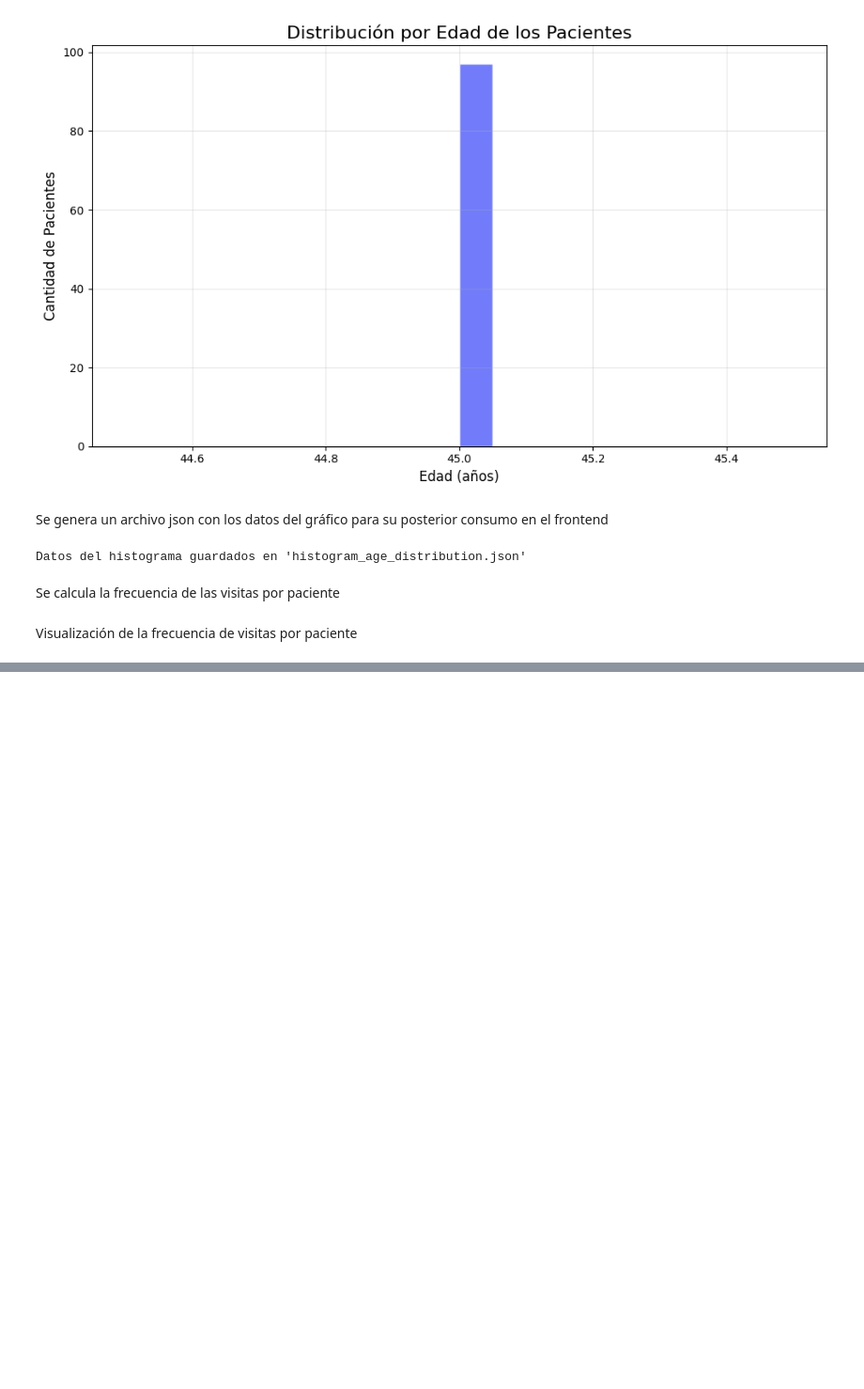
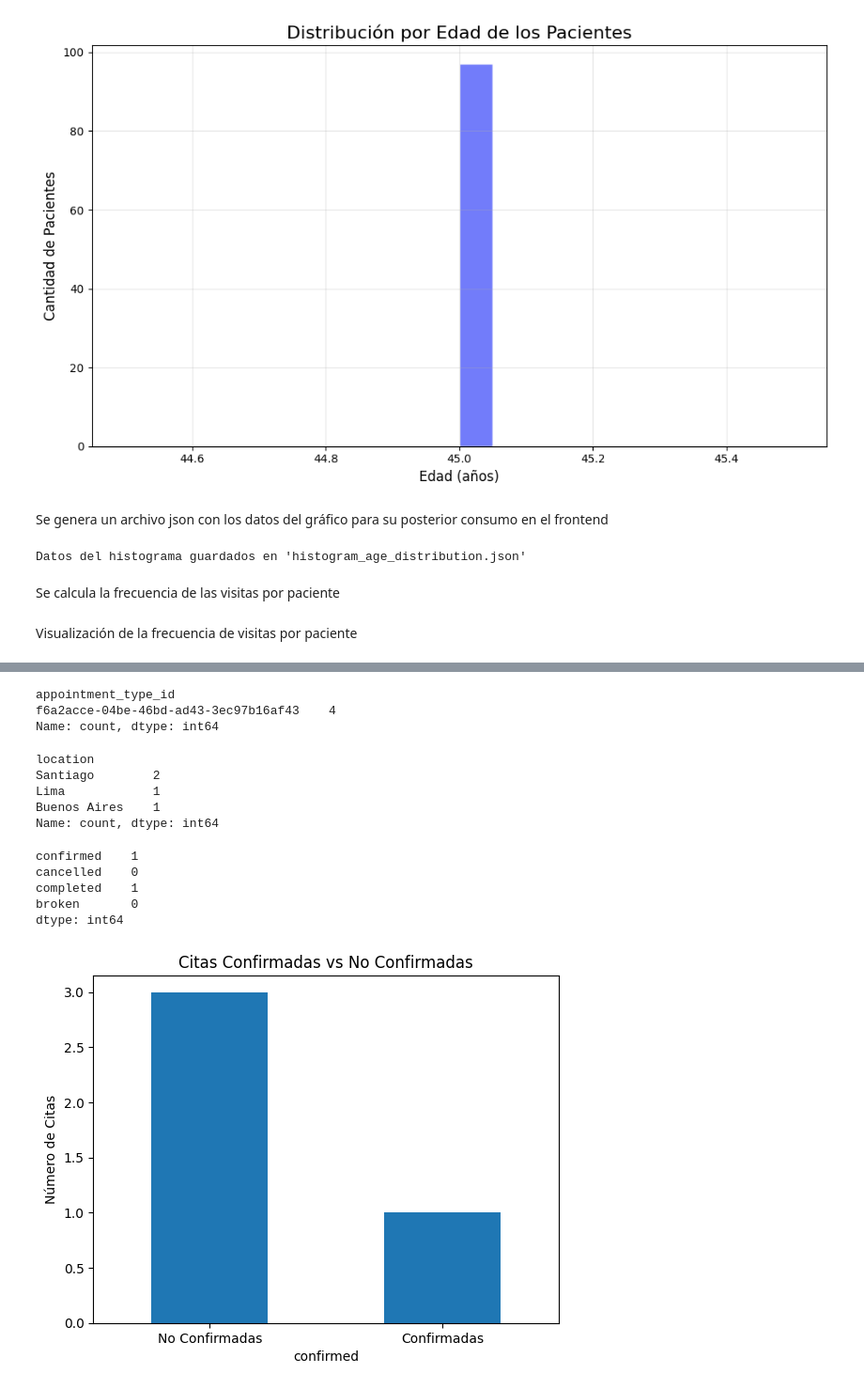
Before and after one commit to jorge210488/DentalRainMaker, a Jupyter notebook: notebooks/mongodb_connection.ipynb, the cells around one changed output, grey strips where cells are left out. Shown at 94% size. Saved outputs shown, nothing was run; the diff lists cells and outputs as text; code cells hidden in the pictures; blank space fills up the shorter version.

Commit message:
se agregan graficos sobre appointments

```diff
--- a/notebooks/mongodb_connection.ipynb
+++ b/notebooks/mongodb_connection.ipynb
@@ -397,0 +404,39 @@ plt.show()
+# %%
+# Contar la cantidad de citas por tipo
+
+df_appointments['appointment_type_id'].value_counts()
+# %% [output]
+appointment_type_id
+f6a2acce-04be-46bd-ad43-3ec97b16af43    4
+Name: count, dtype: int64
+# %%
+# Contar las citas por ubicación
+
+df_appointments['location'].value_counts()
+# %% [output]
+location
+Santiago        2
+Lima            1
+Buenos Aires    1
+Name: count, dtype: int64
+# %%
+# Analizar las citas por estado (confirmadas, canceladas, completadas, etc.)
+
+appointment_status = df_appointments[['confirmed', 'cancelled', 'completed', 'broken']].sum()
+print(appointment_status)
+# %% [output]
+confirmed    1
+cancelled    0
+completed    1
+broken       0
+dtype: int64
+# %%
+# Ver la distribución de las citas confirmadas vs no confirmadas
+
+
+df_appointments['confirmed'].value_counts().plot(kind='bar', title='Citas Confirmadas vs No Confirmadas')
+plt.ylabel('Número de Citas')
+plt.xticks(ticks=[0, 1], labels=['No Confirmadas', 'Confirmadas'], rotation=0)
+plt.show()
+# %% [output]
+[figure, added]
```
Also changed, not shown: parts of 20 cells of this notebook.
